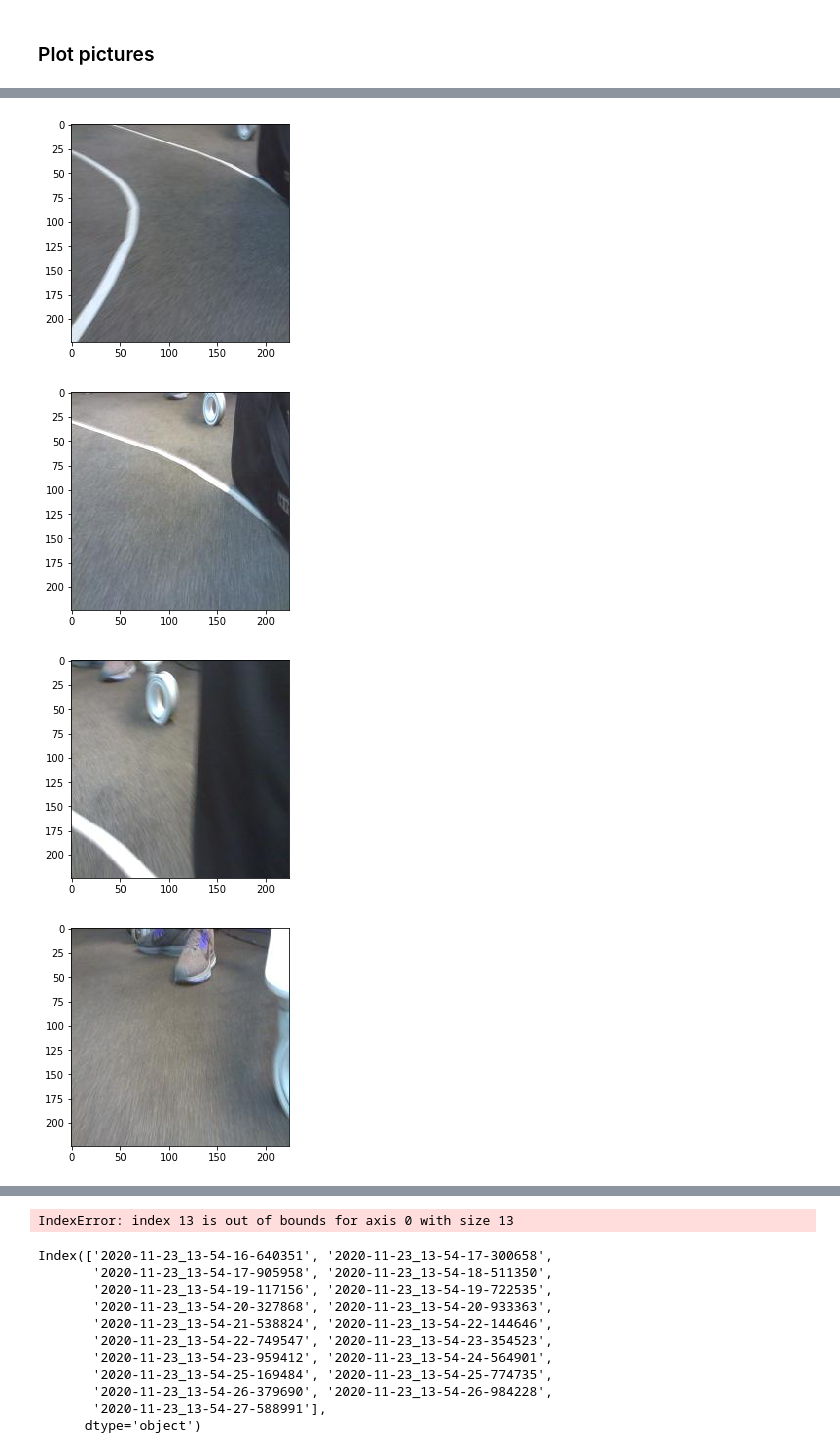
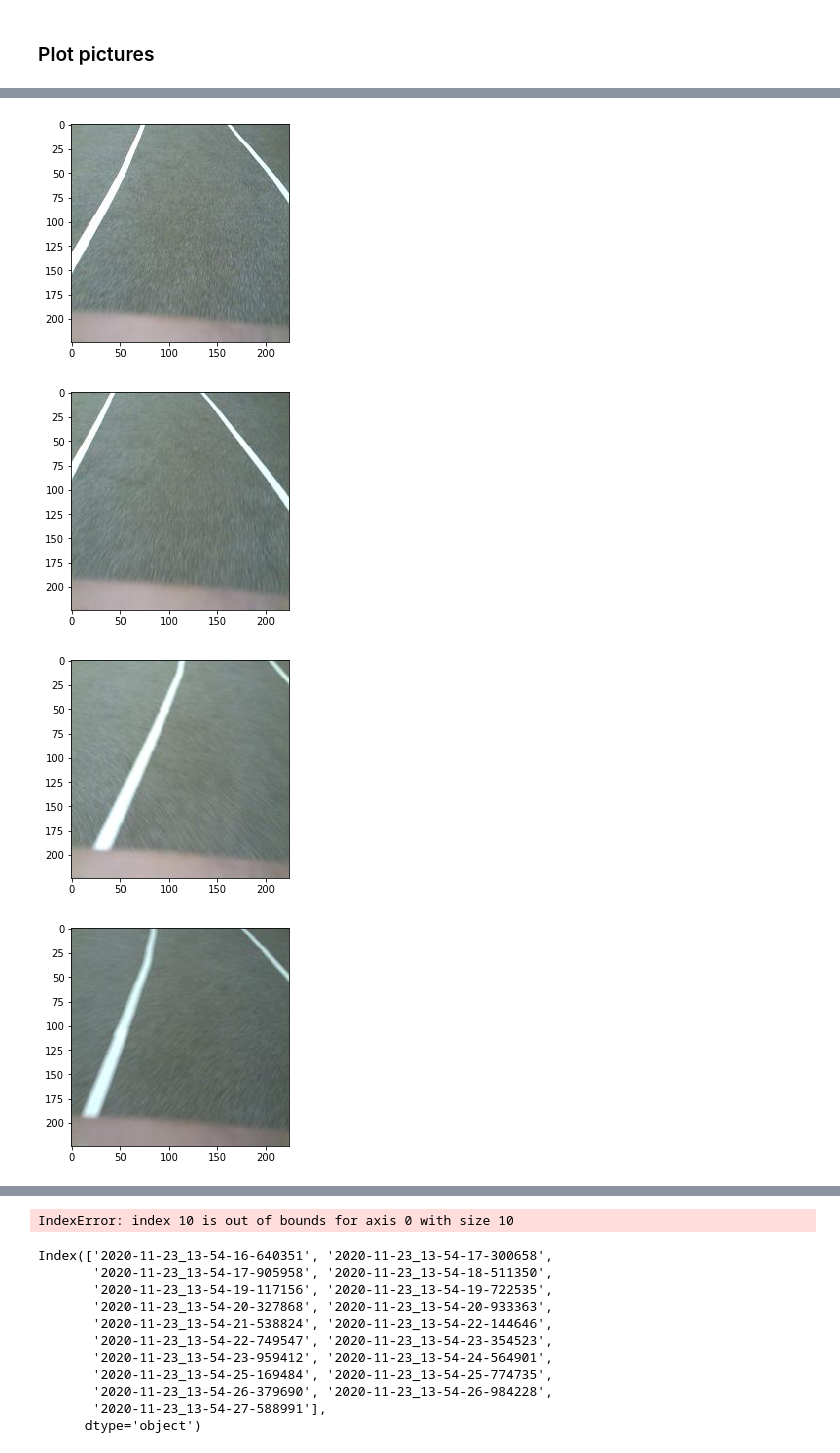
Before and after one commit to zepdev/self-driving-car, a Jupyter notebook: autopilot/load_data.ipynb, the cells around one changed output, grey strips where cells are left out. Drawn from its saved outputs; the diff is of its cells as text; code cells hidden in the pictures.

```diff
--- a/autopilot/load_data.ipynb
+++ b/autopilot/load_data.ipynb
@@ -100,7 +93,7 @@ for i, obj in enumerate(bucket.objects.filter(Prefix=prefix)):
     # Print progress
     #if i%100 == 0:
     #    print(i)
-    if i<=230:
+    if i<=260:
         continue
 
 
@@ -125,7 +118,7 @@ images.nbytes /(1024*1024)
 # %% [markdown]
 ### Plot pictures
 # %%
-for i in range(1,14,1):
+for i in range(1,11,1):
     img = images[i]
     plt.imshow(img)
     plt.show()
@@ -138,4 +131,4 @@ for i in range(1,14,1):
-[figure, old version]
+[figure, new version]
-[figure, old version]
+[figure, new version]
-[figure, old version]
+[figure, new version]
-[figure, old version]
+[figure, new version]
@@ -145,4 +135,4 @@ for i in range(1,14,1):
-IndexError: index 13 is out of bounds for axis 0 with size 13
+IndexError: index 10 is out of bounds for axis 0 with size 10
 # %%
 # left, straight, right
 tstamps = ["2020-06-16_09-09-17-717871", "2020-06-16_09-04-01-009389", "2020-06-16_16-05-04-245544"]
```
Also changed, not shown: parts of 8 cells of this notebook.
